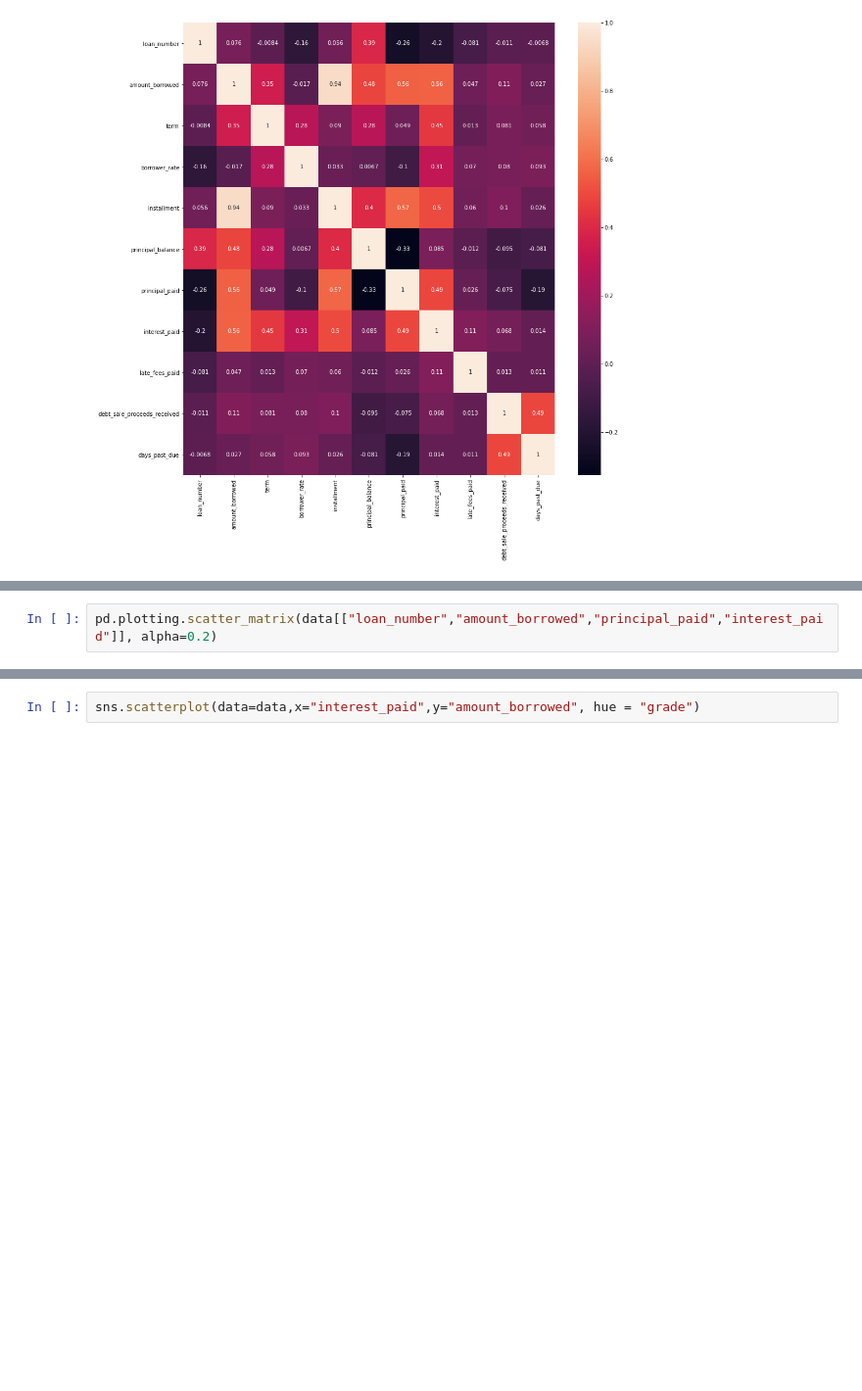
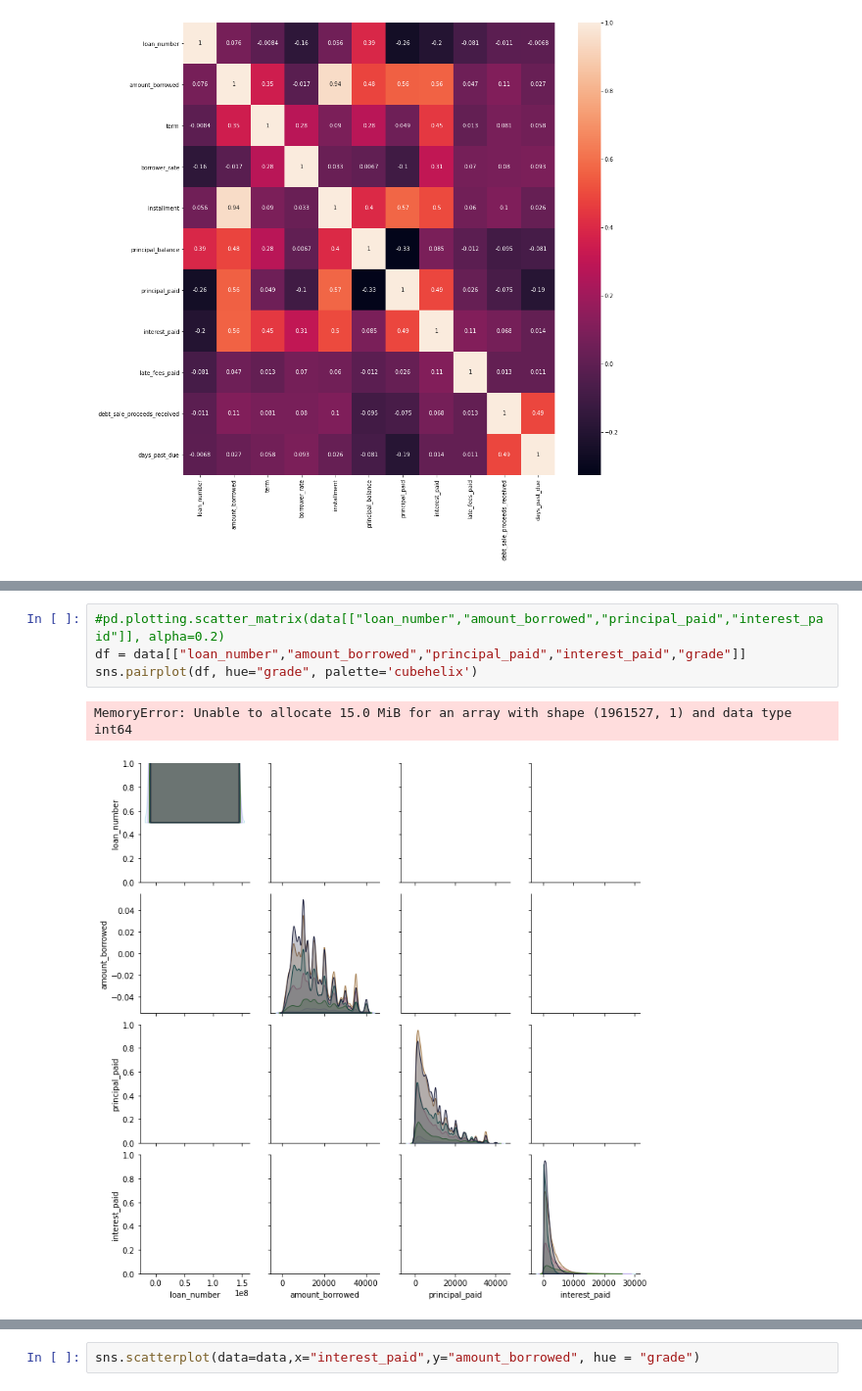
Before and after one commit to zonbloop/P2P_Lending.github.io, a Jupyter notebook: P2P.ipynb, the cells around one changed output, grey strips where cells are left out. Shown: that part at 98% size. Cells and saved outputs as stored; diff of their text form; blank space fills up the shorter version.

```diff
--- a/P2P.ipynb
+++ b/P2P.ipynb
@@ -74,4 +102,9 @@ sns.heatmap(corrMatrix, annot=True, ax=ax)
 # %%
-pd.plotting.scatter_matrix(data[["loan_number","amount_borrowed","principal_paid","interest_paid"]], alpha=0.2)
+#pd.plotting.scatter_matrix(data[["loan_number","amount_borrowed","principal_paid","interest_paid"]], alpha=0.2)
+df = data[["loan_number","amount_borrowed","principal_paid","interest_paid","grade"]]
+sns.pairplot(df, hue="grade", palette='cubehelix')
+# %% [output]
+MemoryError: Unable to allocate 15.0 MiB for an array with shape (1961527, 1) and data type int64
+[figure, added]
 # %%
 sns.scatterplot(data=data,x="amount_borrowed",y="term", hue = "grade")
```
Also changed, not shown: parts of 5 cells of this notebook.
